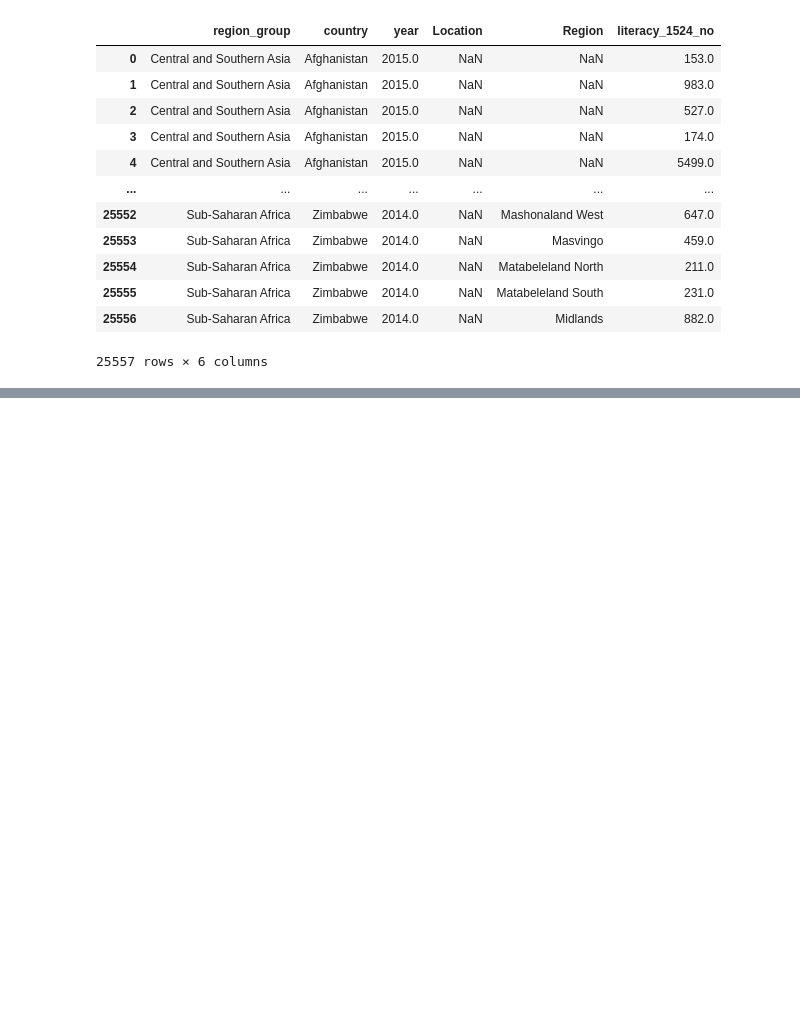
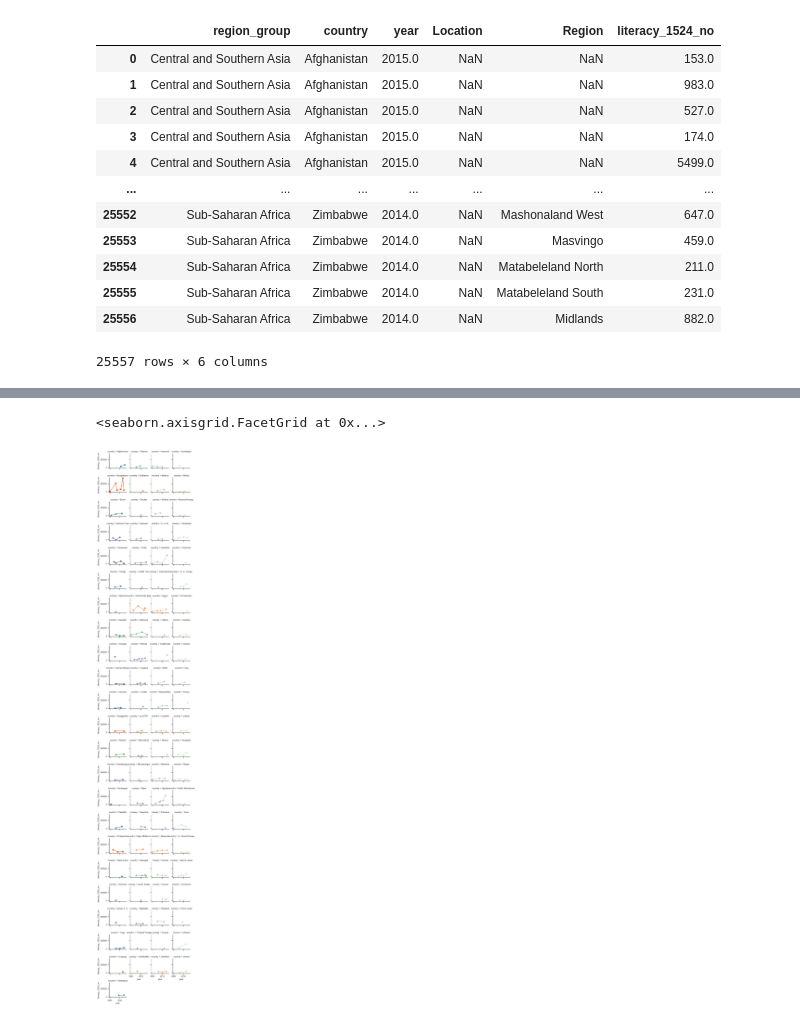
Before and after one commit to ubco-W2022T2-data301/project-group-group18, a Jupyter notebook: analysis/analysis1.ipynb, the cells around one changed output, grey strips where cells are left out. Drawn from its saved outputs; the diff is of its cells as text; code cells hidden in the pictures; blank space fills up the shorter version.

```diff
--- a/analysis/analysis1.ipynb
+++ b/analysis/analysis1.ipynb
@@ -92,0 +88,6 @@ I will use the literacy_1524_no column to find locations with medium to high lit
+# %%
+grid = sns.FacetGrid(data_final, col="country", hue="country", palette="tab20c", col_wrap=4, height=1.5)
+grid.map(plt.plot, "year", "literacy_1524_no", marker="o")
+# %% [output]
+<seaborn.axisgrid.FacetGrid at 0x...>
+[figure, added]
```
Also changed, not shown: parts of 6 cells of this notebook.
